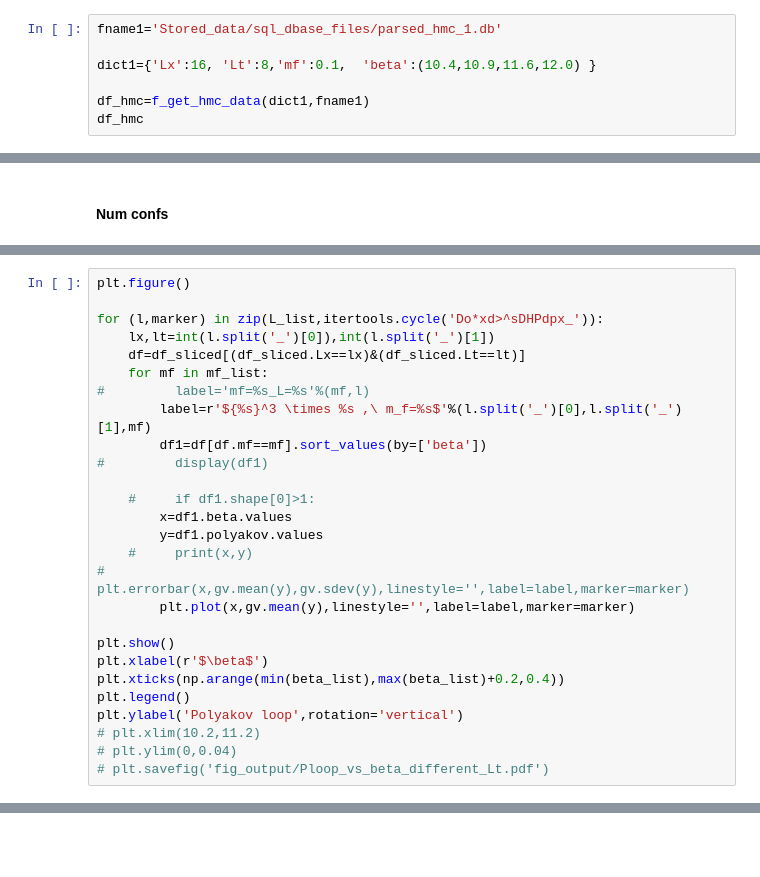
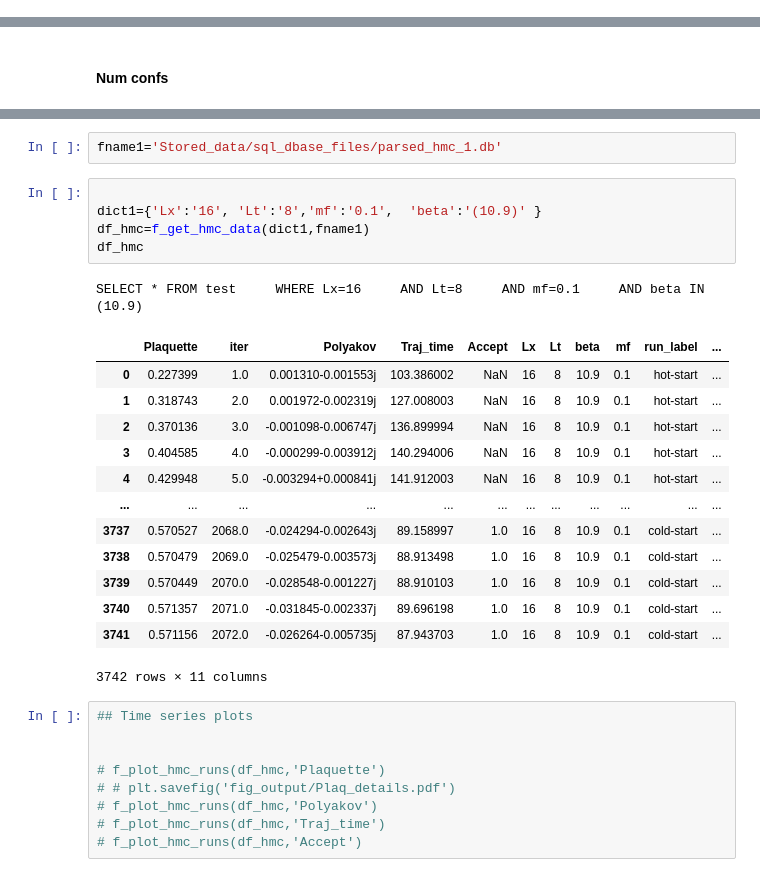
Before and after one commit to vmos1/su4_dm_grid_lsd, a Jupyter notebook: analysis/6d_analysis_from_database.ipynb, the cells around one changed output, grey strips where cells are left out. Drawn from its saved outputs; the diff is of its cells as text; blank space fills up the shorter version.

Commit message:
New modules for analysis of data from sql database

```diff
--- a/analysis/6d_analysis_from_database.ipynb
+++ b/analysis/6d_analysis_from_database.ipynb
@@ -83,7 +59,0 @@ def f_get_hmc_data(dict1,fname1):
-# %%
-fname1='Stored_data/sql_dbase_files/parsed_hmc_1.db'
-
-dict1={'Lx':16, 'Lt':8,'mf':0.1,  'beta':(10.4,10.9,11.6,12.0) }
-
-df_hmc=f_get_hmc_data(dict1,fname1)
-df_hmc
@@ -226,27 +109,0 @@ Text(0, 0.5, 'Polyakov loop')
-# %%
-plt.figure()
-
-for (l,marker) in zip(L_list,itertools.cycle('Do*xd>^sDHPdpx_')):
-    lx,lt=int(l.split('_')[0]),int(l.split('_')[1])
-    df=df_sliced[(df_sliced.Lx==lx)&(df_sliced.Lt==lt)]
-    for mf in mf_list:
-#         label='mf=%s_L=%s'%(mf,l)
-        label=r'${%s}^3 \times %s ,\ m_f=%s$'%(l.split('_')[0],l.split('_')[1],mf)
-        df1=df[df.mf==mf].sort_values(by=['beta'])
-#         display(df1)
-
-    #     if df1.shape[0]>1:
-        x=df1.beta.values
-        y=df1.polyakov.values
-    #     print(x,y)
-#         plt.errorbar(x,gv.mean(y),gv.sdev(y),linestyle='',label=label,marker=marker)
-        plt.plot(x,gv.mean(y),linestyle='',label=label,marker=marker)
-
-plt.show()
-plt.xlabel(r'$\beta$')
-plt.xticks(np.arange(min(beta_list),max(beta_list)+0.2,0.4))
-plt.legend()
-plt.ylabel('Polyakov loop',rotation='vertical')
-# plt.xlim(10.2,11.2)
-# plt.ylim(0,0.04)
-# plt.savefig('fig_output/Ploop_vs_beta_different_Lt.pdf')
@@ -275,0 +389,31 @@ df_sliced
+# %%
+fname1='Stored_data/sql_dbase_files/parsed_hmc_1.db'
+# %%
+
+dict1={'Lx':'16', 'Lt':'8','mf':'0.1',  'beta':'(10.9)' }
+df_hmc=f_get_hmc_data(dict1,fname1)
+df_hmc
+# %% [output]
+SELECT * FROM test     WHERE Lx=16     AND Lt=8     AND mf=0.1     AND beta IN (10.9)
+|  | Plaquette | iter | Polyakov | Traj_time | Accept | Lx | Lt | beta | mf | run_label | ... |
+| 0 | 0.227399 | 1.0 | 0.001310-0.001553j | 103.386002 | NaN | 16 | 8 | 10.9 | 0.1 | hot-start | ... |
+| 1 | 0.318743 | 2.0 | 0.001972-0.002319j | 127.008003 | NaN | 16 | 8 | 10.9 | 0.1 | hot-start | ... |
+| 2 | 0.370136 | 3.0 | -0.001098-0.006747j | 136.899994 | NaN | 16 | 8 | 10.9 | 0.1 | hot-start | ... |
+| 3 | 0.404585 | 4.0 | -0.000299-0.003912j | 140.294006 | NaN | 16 | 8 | 10.9 | 0.1 | hot-start | ... |
+| 4 | 0.429948 | 5.0 | -0.003294+0.000841j | 141.912003 | NaN | 16 | 8 | 10.9 | 0.1 | hot-start | ... |
+| ... | ... | ... | ... | ... | ... | ... | ... | ... | ... | ... | ... |
+| 3737 | 0.570527 | 2068.0 | -0.024294-0.002643j | 89.158997 | 1.0 | 16 | 8 | 10.9 | 0.1 | cold-start | ... |
+| 3738 | 0.570479 | 2069.0 | -0.025479-0.003573j | 88.913498 | 1.0 | 16 | 8 | 10.9 | 0.1 | cold-start | ... |
+| 3739 | 0.570449 | 2070.0 | -0.028548-0.001227j | 88.910103 | 1.0 | 16 | 8 | 10.9 | 0.1 | cold-start | ... |
+| 3740 | 0.571357 | 2071.0 | -0.031845-0.002337j | 89.696198 | 1.0 | 16 | 8 | 10.9 | 0.1 | cold-start | ... |
+| 3741 | 0.571156 | 2072.0 | -0.026264-0.005735j | 87.943703 | 1.0 | 16 | 8 | 10.9 | 0.1 | cold-start | ... |
+3742 rows × 11 columns
+# %%
+## Time series plots
+
+
+# f_plot_hmc_runs(df_hmc,'Plaquette')
+# # plt.savefig('fig_output/Plaq_details.pdf')
+# f_plot_hmc_runs(df_hmc,'Polyakov')
+# f_plot_hmc_runs(df_hmc,'Traj_time')
+# f_plot_hmc_runs(df_hmc,'Accept')
```
Also changed, not shown: parts of 22 cells of this notebook, 1 other file.
